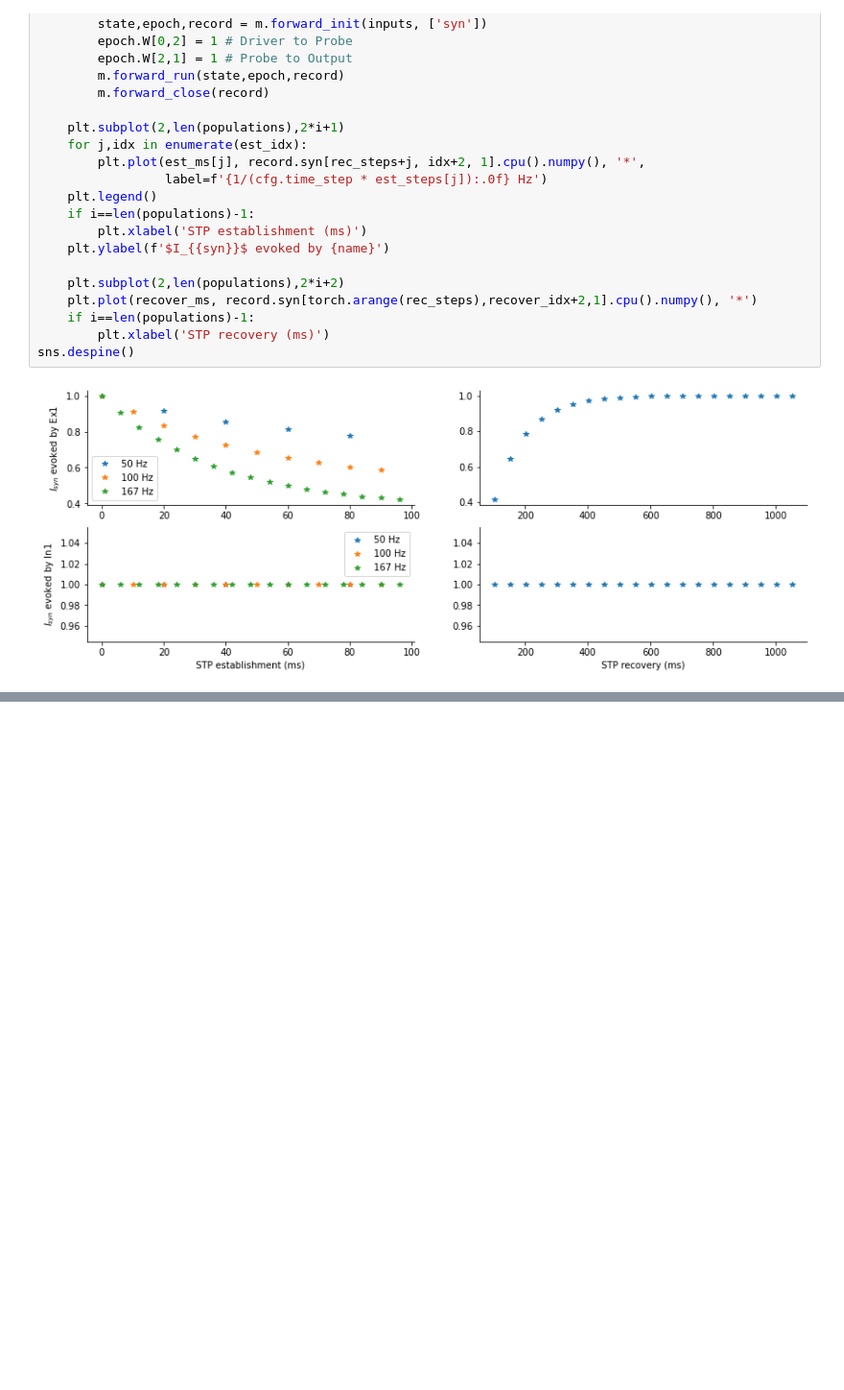
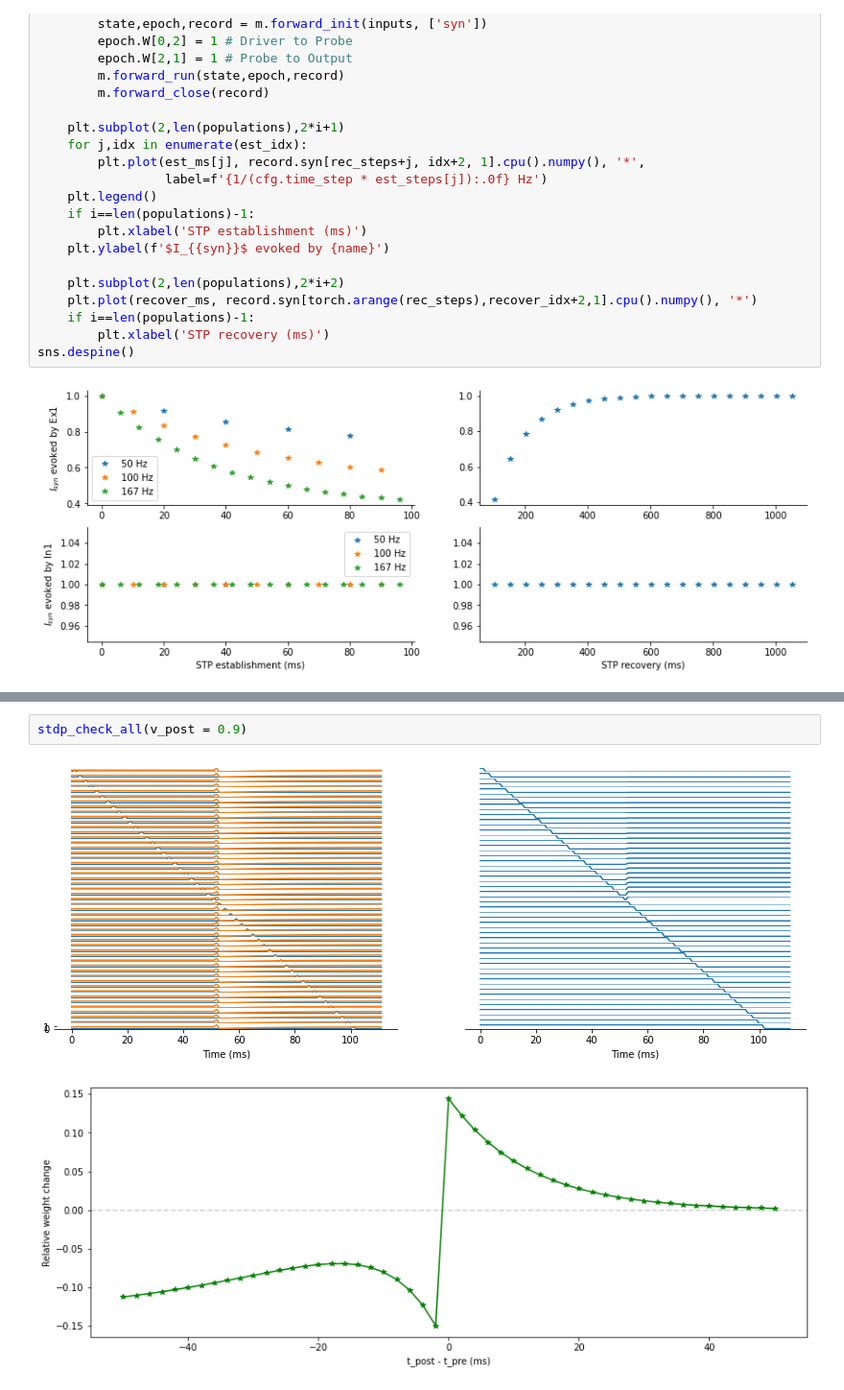
Before and after one commit to kernfel/cantata, a Jupyter notebook: Sanity checks.ipynb, the cells around one changed output, grey strips where cells are left out. Shown at 96% size. Saved outputs shown, nothing was run; the diff lists cells and outputs as text; blank space fills up the shorter version.

```diff
--- a/Sanity checks.ipynb
+++ b/Sanity checks.ipynb
@@ -275,0 +314,5 @@ stdp_plot(n_probes = 51, probe_spacing = 0.002,
+# %%
+stdp_check_all(v_post = 0.9)
+# %% [output]
+[figure, added]
+[figure, added]
```
Also changed, not shown: parts of 10 cells of this notebook.
